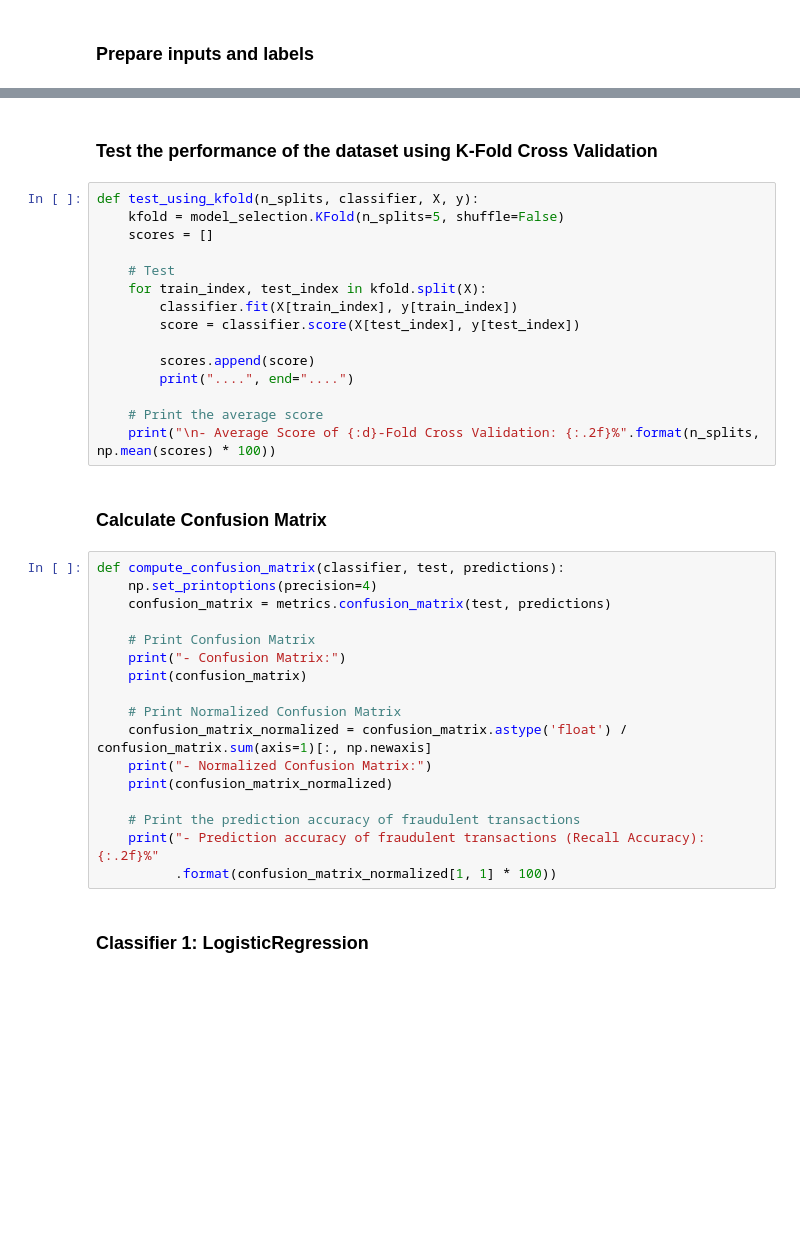
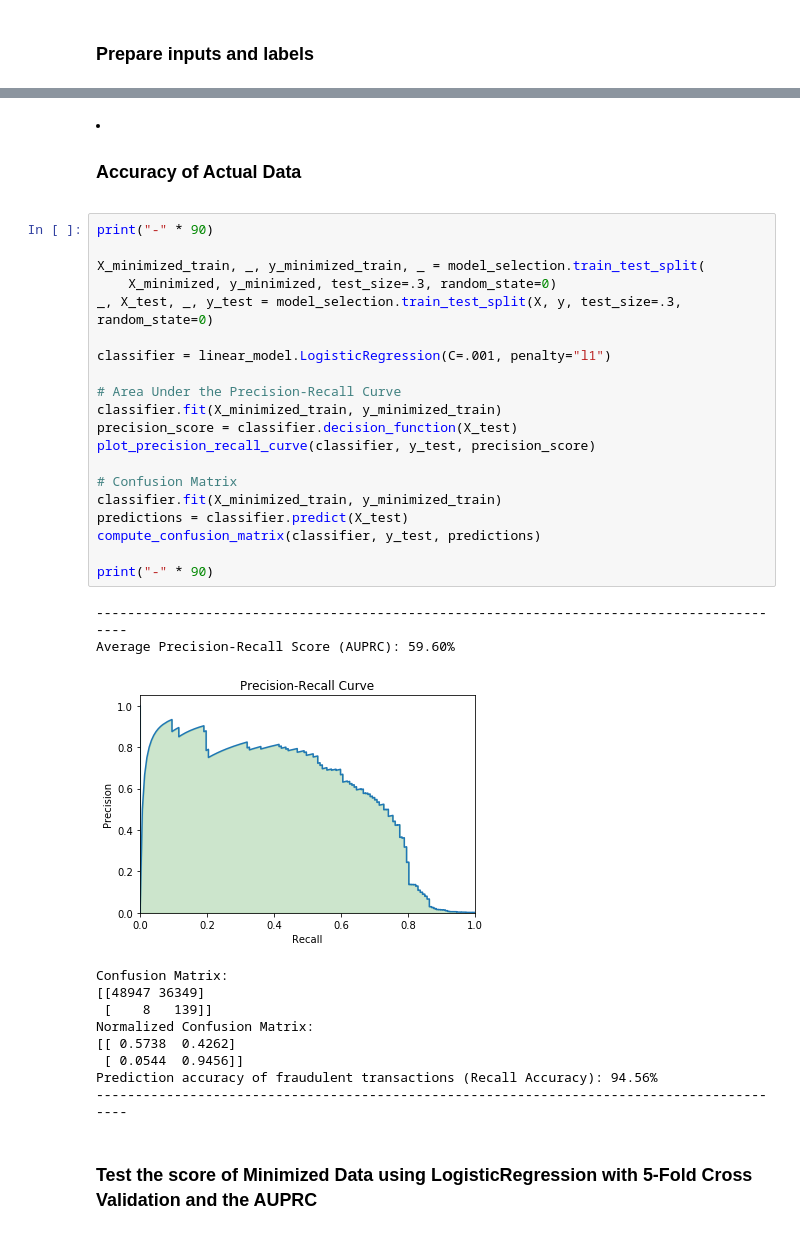
Before and after one commit to erdenbatuhan/Credit-Card-Fraud-Detection, a Jupyter notebook: erden_project3.ipynb, the cells around one changed output, grey strips where cells are left out. Drawn from its saved outputs; the diff is of its cells as text; blank space fills up the shorter version.

```diff
--- a/erden_project3.ipynb
+++ b/erden_project3.ipynb
@@ -136,38 +202,36 @@ X_train, X_test, y_train, y_test = model_selection.train_test_split(X, y, test_s
+# %% [markdown]
+<li><h3> Accuracy of Actual Data </h3></li>
+# %%
+print("-" * 90)
+
+X_minimized_train, _, y_minimized_train, _ = model_selection.train_test_split(
+    X_minimized, y_minimized, test_size=.3, random_state=0)
+_, X_test, _, y_test = model_selection.train_test_split(X, y, test_size=.3, random_state=0)
+
+classifier = linear_model.LogisticRegression(C=.001, penalty="l1")
+
+# Area Under the Precision-Recall Curve
+classifier.fit(X_minimized_train, y_minimized_train)
+precision_score = classifier.decision_function(X_test)
+plot_precision_recall_curve(classifier, y_test, precision_score)
+
+# Confusion Matrix
+classifier.fit(X_minimized_train, y_minimized_train)
+predictions = classifier.predict(X_test)
+compute_confusion_matrix(classifier, y_test, predictions)
+
+print("-" * 90)
+# %% [output]
+------------------------------------------------------------------------------------------
+Average Precision-Recall Score (AUPRC): 59.60%
+[figure, added]
+Confusion Matrix:
+[[48947 36349]
+ [    8   139]]
+Normalized Confusion Matrix:
+[[ 0.5738  0.4262]
+ [ 0.0544  0.9456]]
+Prediction accuracy of fraudulent transactions (Recall Accuracy): 94.56%
+------------------------------------------------------------------------------------------
 # %% [markdown]
-<h3> Test the performance of the dataset using K-Fold Cross Validation </h3>
+<h3> Test the score of Minimized Data using LogisticRegression with 5-Fold Cross Validation and the AUPRC </h3>
-# %%
-def test_using_kfold(n_splits, classifier, X, y):
-    kfold = model_selection.KFold(n_splits=5, shuffle=False)
-    scores = []
-
-    # Test
-    for train_index, test_index in kfold.split(X):
-        classifier.fit(X[train_index], y[train_index])
-        score = classifier.score(X[test_index], y[test_index])
-
-        scores.append(score)
-        print("....", end="....")
-
-    # Print the average score
-    print("\n- Average Score of {:d}-Fold Cross Validation: {:.2f}%".format(n_splits, np.mean(scores) * 100))
-# %% [markdown]
-<h3> Calculate Confusion Matrix </h3>
-# %%
-def compute_confusion_matrix(classifier, test, predictions):
-    np.set_printoptions(precision=4)
-    confusion_matrix = metrics.confusion_matrix(test, predictions)
-
-    # Print Confusion Matrix
-    print("- Confusion Matrix:")
-    print(confusion_matrix)
-
-    # Print Normalized Confusion Matrix
-    confusion_matrix_normalized = confusion_matrix.astype('float') / confusion_matrix.sum(axis=1)[:, np.newaxis]
-    print("- Normalized Confusion Matrix:")
-    print(confusion_matrix_normalized)
-
-    # Print the prediction accuracy of fraudulent transactions
-    print("- Prediction accuracy of fraudulent transactions (Recall Accuracy): {:.2f}%"
-          .format(confusion_matrix_normalized[1, 1] * 100))
-# %% [markdown]
-<h3> Classifier 1: LogisticRegression </h3>
```
Also changed, not shown: parts of 17 cells of this notebook, 2 other files.
